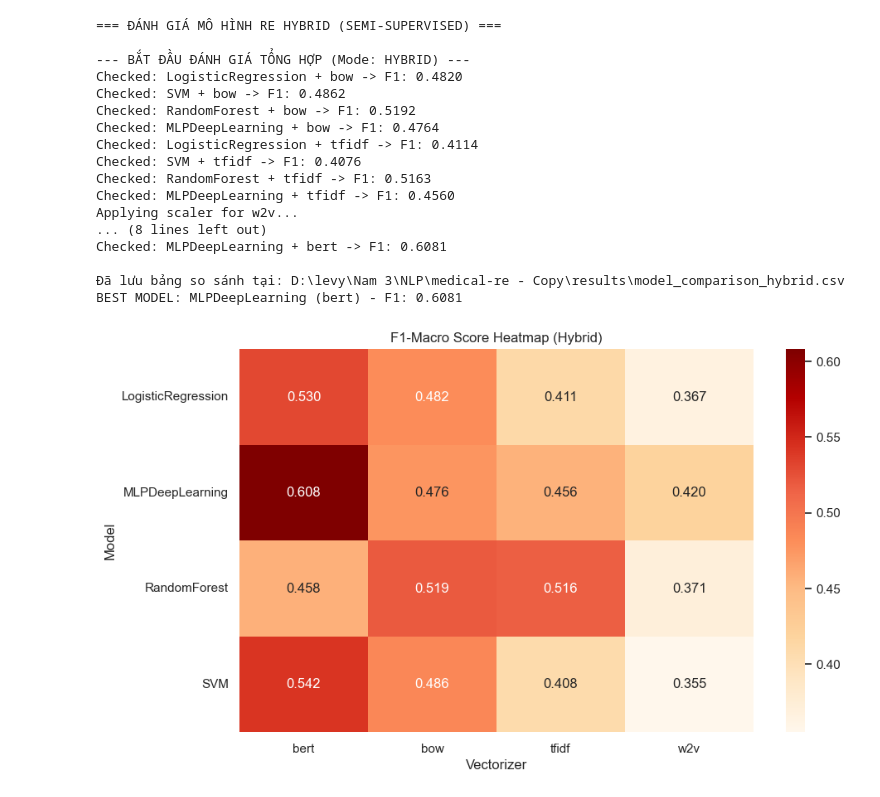
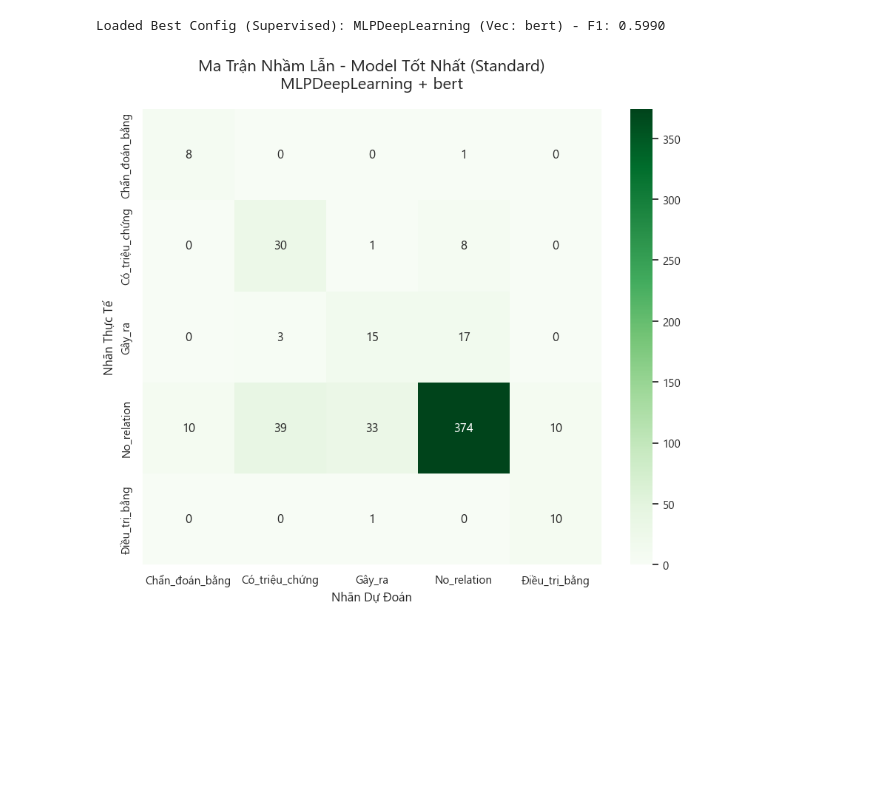
Before and after one commit to Zile228/medical-re, a Jupyter notebook: notebooks/02_experiment.ipynb, the cells around one changed output. Drawn from its saved outputs; the diff is of its cells as text; code cells hidden in the pictures; blank space fills up the shorter version.

```diff
--- a/notebooks/02_experiment.ipynb
+++ b/notebooks/02_experiment.ipynb
@@ -83,36 +54,48 @@ Best Standard Model: MLPDeepLearning using bert
 # %%
-# CELL 3: EVALUATE HYBRID RE MODELS
-print("=== ĐÁNH GIÁ MÔ HÌNH RE HYBRID (SEMI-SUPERVISED) ===")
-# 1. Chạy đánh giá với chế độ silver
-df_hybrid, (best_vec_hybrid, best_model_hybrid) = evaluate_all_models(use_silver=True)
+# CELL 3: Ma trận nhầm lẫn và chỉ số của model Standard tốt nhất
 
-if not df_hybrid.empty:
-    # 2. Vẽ Heatmap
-    pivot_table_h = df_hybrid.pivot(index="Model", columns="Vectorizer", values="F1_Macro")
-    plt.figure(figsize=(10, 6))
-    sns.heatmap(pivot_table_h, annot=True, cmap="OrRd", fmt=".3f")
-    plt.title("F1-Macro Score Heatmap (Hybrid)")
+if not df_std.empty:
+    # 1. Tìm model tốt nhất
+    best_model_std, best_vec_std = find_best_model_from_results(use_silver=False)
+
+    # 2. Load các tài nguyên cần thiết để dự đoán lại trên tập test
+    model_path = os.path.join(MODEL_DIR, f"{best_model_std}_{best_vec_std}.pkl")
+    le_path = os.path.join(MODEL_DIR, 'label_encoder.pkl')
+    test_csv_path = os.path.join(DATA_DIR, 'processed', 'test_data.csv')
+
+    # Load vector test tương ứng
+    if best_vec_std in ['bow', 'tfidf']:
+        X_test = scipy.sparse.load_npz(os.path.join(MODEL_DIR, f'X_test_{best_vec_std}.npz'))
+    else:
+        X_test = np.load(os.path.join(MODEL_DIR, f'X_test_{best_vec_std}.npy'))
+
+    # Load scaler nếu có
+    scaler_path = os.path.join(MODEL_DIR, f'scaler_{best_vec_std}.pkl')
+    if os.path.exists(scaler_path):
+        scaler = joblib.load(scaler_path)
+        if scipy.sparse.issparse(X_test): X_test = X_test.toarray()
+        X_test = scaler.transform(X_test)
+
+    clf = joblib.load(model_path)
+    le = joblib.load(le_path)
+    df_test = pd.read_csv(test_csv_path)
+    y_true = le.transform(df_test['relation_label'].fillna("No_relation"))
+
+    # 3. Dự đoán
+    y_pred = clf.predict(X_test)
+
+    # 4. Trực quan hóa ma trận nhầm lẫn
+    cm = confusion_matrix(y_true, y_pred)
+    plt.figure(figsize=(10, 8))
+    sns.heatmap(cm, annot=True, fmt='d', cmap='Greens', xticklabels=le.classes_, yticklabels=le.classes_)
+    plt.title(f'Ma Trận Nhầm Lẫn - Model Tốt Nhất (Standard)\n{best_model_std} + {best_vec_std}', fontsize=16, pad=20)
+    plt.xlabel('Nhãn Dự Đoán', fontsize=12)
+    plt.ylabel('Nhãn Thực Tế', fontsize=12)
     plt.show()
 
-    print(f"Best Hybrid Model: {best_model_hybrid} using {best_vec_hybrid}")
-else:
-    print("Chưa có dữ liệu Hybrid (Chưa chạy train với --use_silver hoặc chưa có file silver).")
+    # 5. In báo cáo chi tiết
+    print("\nBáo Cáo Phân Loại Chi Tiết (Standard):\n")
+    print(classification_report(y_true, y_pred, target_names=le.classes_, zero_division=0))
 # %% [output]
-=== ĐÁNH GIÁ MÔ HÌNH RE HYBRID (SEMI-SUPERVISED) ===
-
---- BẮT ĐẦU ĐÁNH GIÁ TỔNG HỢP (Mode: HYBRID) ---
-Checked: LogisticRegression + bow -> F1: 0.4820
-Checked: SVM + bow -> F1: 0.4862
-Checked: RandomForest + bow -> F1: 0.5192
-Checked: MLPDeepLearning + bow -> F1: 0.4764
-Checked: LogisticRegression + tfidf -> F1: 0.4114
-Checked: SVM + tfidf -> F1: 0.4076
-Checked: RandomForest + tfidf -> F1: 0.5163
-Checked: MLPDeepLearning + tfidf -> F1: 0.4560
-Applying scaler for w2v...
-... (8 lines left out)
-Checked: MLPDeepLearning + bert -> F1: 0.6081
-
-Đã lưu bảng so sánh tại: D:\levy\Nam 3\NLP\medical-re - Copy\results\model_comparison_hybrid.csv
-BEST MODEL: MLPDeepLearning (bert) - F1: 0.6081
+Loaded Best Config (Supervised): MLPDeepLearning (Vec: bert) - F1: 0.5990
-[figure, old version]
+[figure, new version]
```
Also changed, not shown: parts of 9 cells of this notebook, 42 other files.
